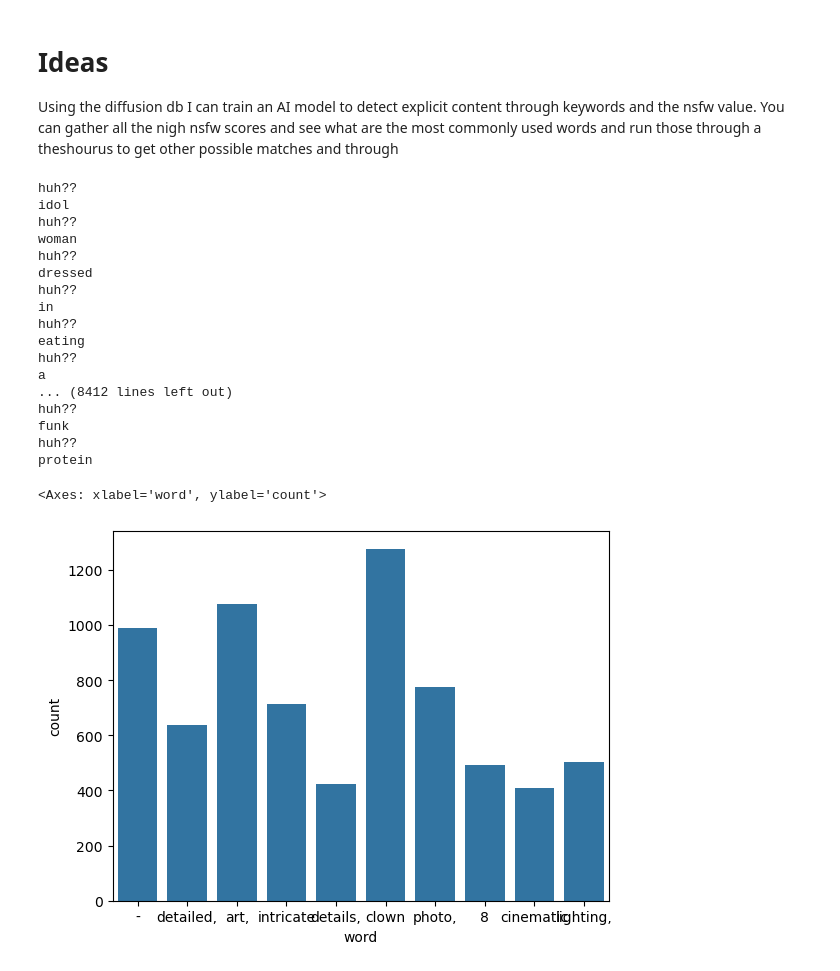
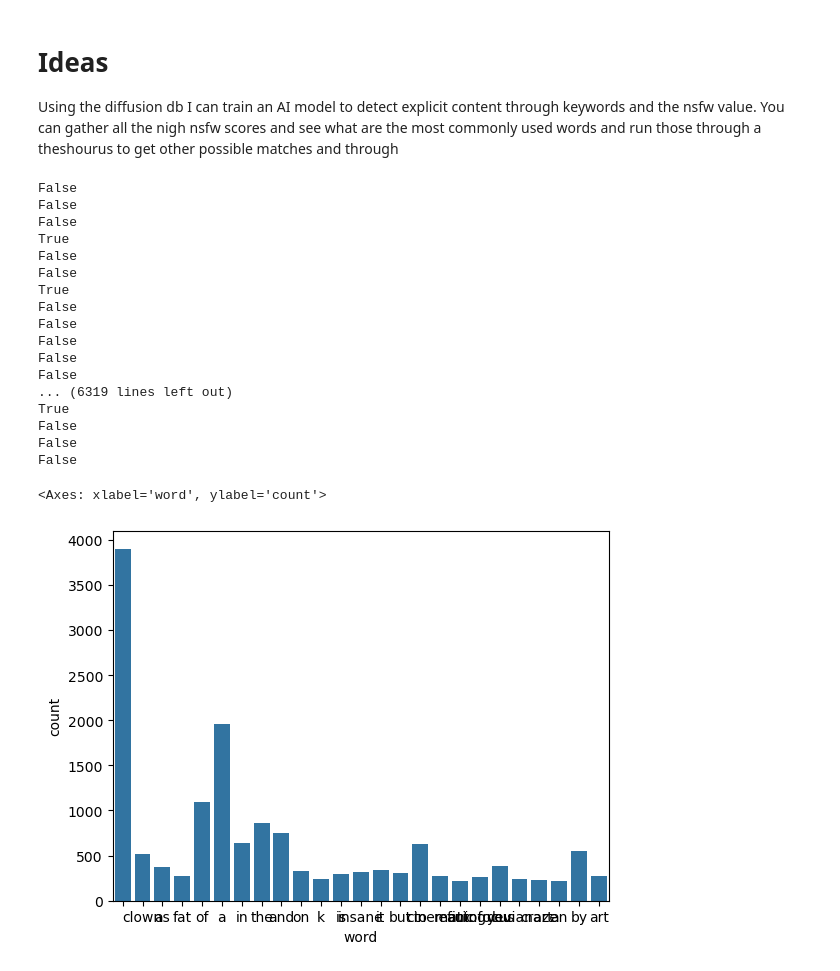
Before and after one commit to Duedot43/AIClass, a Jupyter notebook: Simester Two/Unit 3/ContentFiltering/filter.ipynb, the cells around one changed output. Drawn from its saved outputs; the diff is of its cells as text; code cells hidden in the pictures.

```diff
--- a/Simester Two/Unit 3/ContentFiltering/filter.ipynb
+++ b/Simester Two/Unit 3/ContentFiltering/filter.ipynb
@@ -25,46 +25,35 @@ count = len(promptDict)
 # %%
 prompts = load_pickle("data/prompts.p")
 uselessWords = open("data/most_words.txt", "r").read()
 
-words = {"word": [], "count": []}
 
-for scentince in prompts:
-    for word in scentince:
-        if word not in words['word']:
-            words['word'].append(word)
-            words['count'].append(0)
 
-        index = words['word'].index(word)
+words = load_pickle("data/words.p")
 
-        words['count'][index] += 1
-
-words = pd.DataFrame(words)
 
 for x in range(words.count()['count']):
-    if words.loc[x]['word'] in uselessWords:
-        print("huh??")
-        print(words.loc[x]['word'])
-    if words.loc[x]['count'] <= 400 or words.loc[x]['word'] in uselessWords:
+    if words.loc[x]['count'] <= 200 or (words.loc[x]['word'] in uselessWords and len(words.loc[x]['word']) <= 4):
+        print(words.loc[x]['word'] in uselessWords and len(words.loc[x]['word']) <= 4)
         words.drop(index=x, inplace=True)
 
 sb.barplot(data=pd.DataFrame(words), x='word', y='count')
 # %% [output]
-huh??
-idol
-huh??
-woman
-huh??
-dressed
-huh??
-in
-huh??
-eating
-huh??
-a
-... (8412 lines left out)
-huh??
-funk
-huh??
-protein
+False
+False
+False
+True
+False
+False
+True
+False
+False
+False
+False
+False
+... (6319 lines left out)
+True
+False
+False
+False
 <Axes: xlabel='word', ylabel='count'>
-[figure, old version]
+[figure, new version]
```
Also changed, not shown: parts of 1 cell of this notebook, 10 other files.
